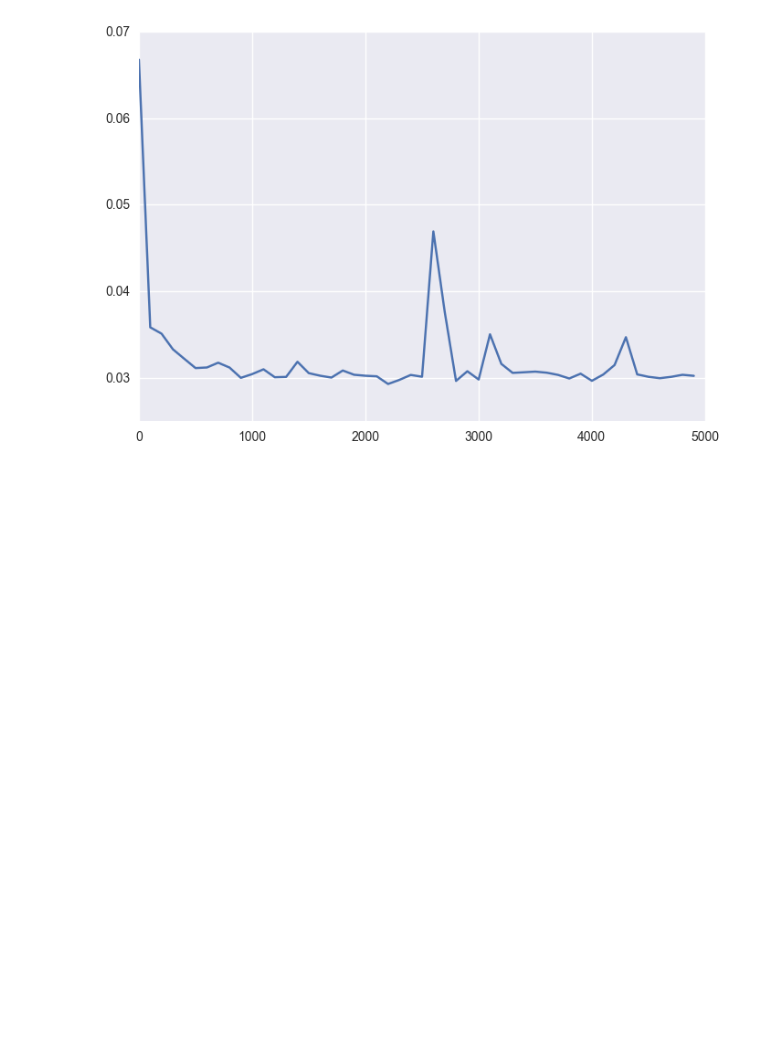
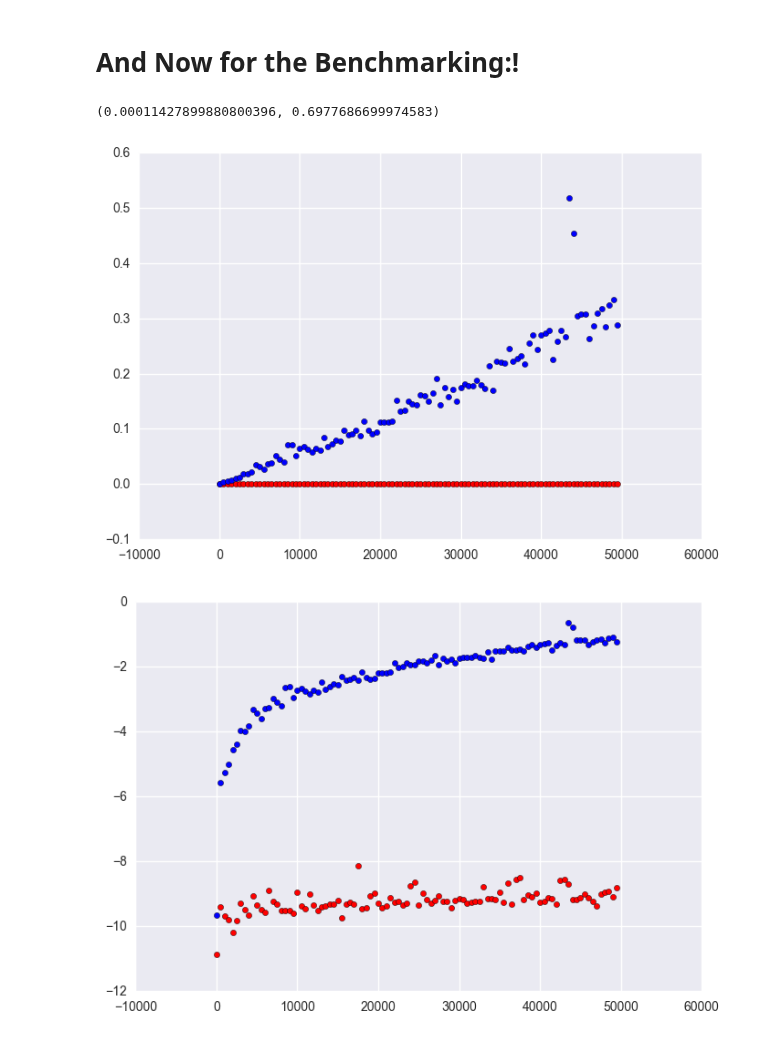
Before and after one commit to mohsseha/DSI-BOS-students, a Jupyter notebook: team-projects/Tree Search Time.ipynb, the cells around one changed output. Cells and saved outputs as stored; diff of their text form; code cells hidden in the pictures; blank space fills up the shorter version.

```diff
--- a/team-projects/Tree Search Time.ipynb
+++ b/team-projects/Tree Search Time.ipynb
@@ -6,6 +6,7 @@ import timeit
 import numpy as np
 # %%
 def depthsearch(tree, entry):
+    "This performs a binary search in Log time"
     flag = False
     if entry == tree["node"]:
         flag = True
@@ -98,20 +48,75 @@ def get_speeds(input_vector, N):
+# %% [markdown]
+# And Now for the Benchmarking:!
+# %%
+def average_time_for_vector(input_vector):
+    "returns a tuple of 2 # representing the average time it takes to perform 100 search ops the first will be for a linear search and the second will be of a binary search"
+    #builds a tree based on the first N values of the input vector
+
+    tree = tree_build(input_vector) # build the tree
+
+    max_int = np.max(input_vector)
+
+    #now we benchmark:
+    # first the binary search:
+
+    time = 0 #start timer
+    start = timeit.default_timer()
+
+    #run search 100 times:
+    for j in range(10):
+        ri=0
+        if(random.random()<0.5):
+            ri = max_int + 100
+        else:
+            ri = random.choice(input_vector)
+        depthsearch(tree, ri)
+    #stop timer:
+    stop = timeit.default_timer()
+    #get total time for 100 searches
+    time_bin = (stop - start) # time for tree search!
+
+
+    time = 0 #start timer
+    start = timeit.default_timer()
+
+    #run search 100 times:
+    for j in range(100):
+        ri=0
+        if(random.random()<0.5):
+            ri = max_int + 100
+        else:
+            ri = random.choice(input_vector)
+        dummy = ri in input_vector
+    #stop timer:
+    stop = timeit.default_timer()
+    #get total time for 100 searches
+    time_lin = (stop - start) # time for tree search!
+    return (time_bin,time_lin)
+# %% [output]
+(0.00011427899880800396, 0.6977686699974583)
 # %%
-#initiate a test list and timer list
-test_list = list(range(1000))
-timer = []
 
 #plots the speed of a tree search for the first N values within a list
 def plot_speeds(input_vector,N,steps):
     #creates list of how many items to serach through
     list_of_N = np.arange(1,N,steps)
 
 
+
 #loop plots the time it takes to run a search each number of items it searches through
-    for i in list_of_N:
-        get_speeds(input_vector,N)
-    plt.plot(list_of_N,timer)
+    timer_res = [average_time_for_vector(input_vector[:i]) for i in list_of_N]
+    plt.scatter(list_of_N,[t[0] for t in timer_res],c="r")
+    plt.scatter(list_of_N,[t[1] for t in timer_res],c="b")
+    plt.show()
+    plt.scatter(list_of_N,[np.log(t[0])  for t in timer_res],c="r")
+    plt.scatter(list_of_N,[np.log(t[1]) for t in timer_res],c="b")
     plt.show()
 
-plot_speeds(test_list,5000,100)
+
+li=list(range(100000))
+random.shuffle(li)
+
+plot_speeds(li,50000,500)
 # %% [output]
-[figure, old version]
+[figure, new version]
+[figure, added]
```
Also changed, not shown: parts of 3 cells of this notebook, 2 other files.
